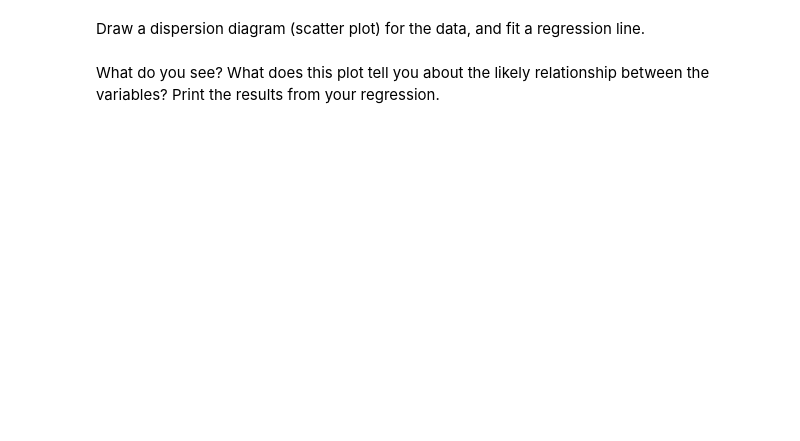
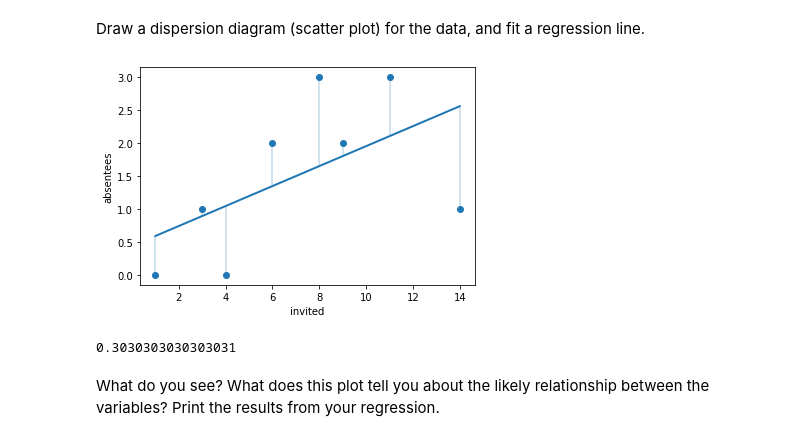
Before and after one commit to Ironhack-Data-Madrid-Enero-2021/lab-regression-analysis, a Jupyter notebook: your-code.ipynb, the cells around one changed output. Cells and saved outputs as stored; diff of their text form; code cells hidden in the pictures; blank space fills up the shorter version.

```diff
--- a/your-code.ipynb
+++ b/your-code.ipynb
@@ -131,0 +358,5 @@ First, build a dataframe with the data.
+# %%
+# Your code here.
+df_party = pd.DataFrame({'invited': [1, 3, 4, 6, 8, 9, 11, 14],
+                         'attendees': [1, 2, 4, 4, 5, 7, 8, 13],
+                            })
@@ -131,0 +375,2 @@ First, build a dataframe with the data.
+# %%
+df_party['absentees'] = df_party.invited - df_party.attendees
@@ -136,2 +391,35 @@ Draw a dispersion diagram (scatter plot) for the data, and fit a regression line
+# %%
+# Your code here.
+
+# create linear regression model
+lr2 = LinearRegression()
+
+# run the model and identify the beta coefficients for the formula Y = beta_0 +  beta_1 * X
+lr2.fit(
+    X = df_party.invited.to_frame(),
+    y = df_party.absentees
+)
+
+beta_2_1 = lr2.coef_[0]
+beta_2_0 = lr2.intercept_
+
+# add prediction to DF
+y_hat2 = beta_2_0 + beta_2_1 * df_party.invited
+
+# plot the scatter
+plt.scatter(df_party.invited, df_party.absentees)
+plt.plot(df_party.invited, y_hat2, lw=2)
+plt.vlines(df_party.invited, y_hat2, df_party.absentees, lw=0.4)
+plt.xlabel('invited')
+plt.ylabel('absentees')
+plt.show()
+# %% [output]
+[figure, added]
+# %%
+# calculate R^2
+
+lr2.score(df_party.invited.to_frame(), df_party.absentees)
+# %% [output]
+0.3030303030303031
 # %% [markdown]
 What do you see? What does this plot tell you about the likely relationship between the variables? Print the results from your regression.
```
Also changed, not shown: parts of 43 cells of this notebook.
